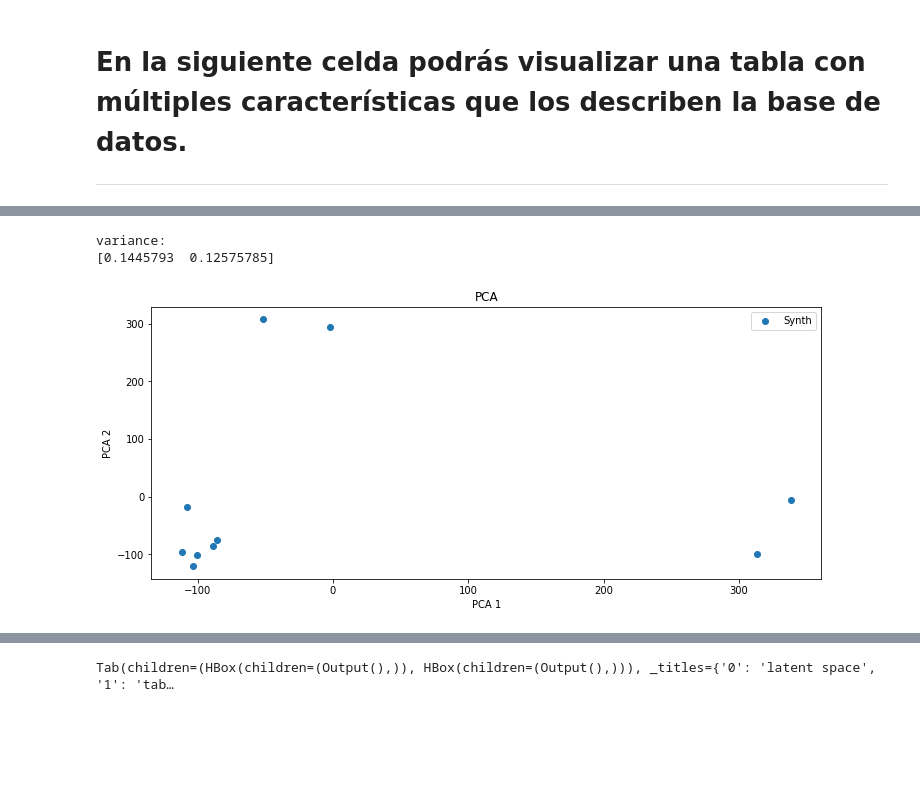
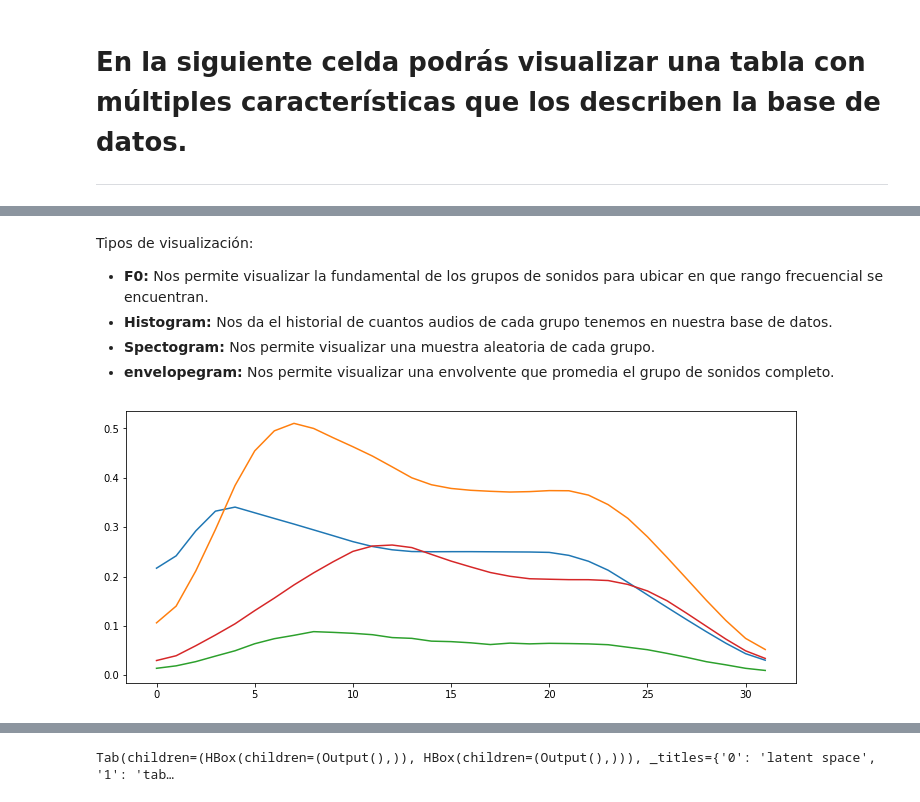
Before and after one commit to mezaga/ACIML, a Jupyter notebook: ACIML_seminario_prototype_final.ipynb, the cells around one changed output, grey strips where cells are left out. Saved outputs shown, nothing was run; the diff lists cells and outputs as text; code cells hidden in the pictures; blank space fills up the shorter version.

```diff
--- a/ACIML_seminario_prototype_final.ipynb
+++ b/ACIML_seminario_prototype_final.ipynb
@@ -484,7 +493,7 @@ Requirement already satisfied: future in /usr/local/lib/python3.7/dist-packages
 
 from google.colab import files
 
-dropdown = 'grabar' #@param ["Subir archivos", "crear", "grabar"]
+dropdown = 'crear' #@param ["Subir archivos", "crear", "grabar"]
 if dropdown == 'Subir archivos':
   text = [widgets.Text(value='Synth', placeholder='Type something', description='group_id:', disabled=False)
 ]
@@ -504,9 +513,11 @@ if dropdown == 'Subir archivos':
         ##features (tenemos que arreglar el fft apara que sean valores de amp)
         fft = librosa.amplitude_to_db(np.abs(np.fft.fft(data)))
         f0 = np.mean(librosa.yin(data, 30, 2093, sr= sr16k, frame_length= 2048, win_length= 1024))
+        sc = np.mean(librosa.spectral_centroid(data,sr =sr16k))
+        rms = librosa.feature.rms(data)[0]
       #takes only 1 sec and resample to 16k
         etiquetas.append(text[0].value)
-        AUDIO_LOAD.append({'gid': text[0].value,'id': text[0].value + str(idx), 'trackname': track, 'data': data, 'fft': fft, 'f0': f0})
+        AUDIO_LOAD.append({'gid': text[0].value,'id': text[0].value + str(idx), 'trackname': track, 'data': data, 'fft': fft, 'f0': f0, 'sc': sc, 'rms': rms})
 
 if dropdown ==  'crear':
   #print('efkwjefwkf')
@@ -533,11 +544,13 @@ if dropdown == 'grabar':
 
         fft = librosa.amplitude_to_db(np.abs(np.fft.fft(sx)))
         f0 = np.mean(librosa.yin(sx, 30, 2093, sr= sr16k, frame_length= 2048, win_length= 1024))
+        sc = np.mean(librosa.spectral_centroid(data,sr =sr16k))
+        rms = librosa.feature.rms(data)[0]
         etiquetas.append(text.value)
-        AUDIO_LOAD.append({'gid': text.value,'id': text.value + str(idx), 'trackname': text.value + str(idx)+'.wav', 'data': sx, 'fft': fft, 'f0': f0})
+        AUDIO_LOAD.append({'gid': text.value,'id': text.value + str(idx), 'trackname': text.value + str(idx)+'.wav', 'data': sx, 'fft': fft, 'f0': f0, 'sc': sc,'rms': rms})
 
 
   button.on_click(win_analysis)
 
-display(rec_gui, output)
+  display(rec_gui, output)
 # %% [output]
@@ -617,7 +646,15 @@ DATA_filt
+# %% [markdown]
+Tipos de visualización:
+
+
+*   **F0:** Nos permite visualizar la fundamental de los grupos de sonidos para ubicar en que rango frecuencial se encuentran.
+*   **Histogram:** Nos da el historial de cuantos audios de cada grupo tenemos en nuestra base de datos.
+*   **Spectogram:** Nos permite visualizar una muestra aleatoria de cada grupo.
+* **envelopegram:** Nos permite visualizar una envolvente que promedia el grupo de sonidos completo.
 # %%
 #@title Visualización de datos { run: "auto" }
 ids = list(DATA_filt['id'])
-audio_viz = 'PCA' #@param ['PCA','F0', 'histogram','spectrogram']
+audio_viz = 'envelopegram' #@param ['PCA','F0', 'histogram','spectrogram', 'envelopegram']
 #fig, ax = plt.subplots()
 plt.figure(figsize = [12,5])
 #fig.set_size_inches([12,5])
@@ -630,47 +667,56 @@ if audio_viz == 'histogram':
   plt.show()
 if audio_viz == 'F0':
   ax = plt.subplot(1,1,1)
-  ax.set_xlabel("Audios")
-  ax.set_ylabel(" F0")
-  ax.plot(DATA_filt.index, DATA_filt['f0'], linestyle = '--')
-  #plt.show()
+  ax.set_xlabel("Audio group")
+  ax.set_ylabel(" Fundamental")
+  #ax.scatter(DATA_filt['f0'], DATA_filt['f0'], linestyle = '--')
+  ax.scatter(x = DATA_filt['f0'],y = DATA_filt['gid'], cmap= 10)
+  plt.show()
 if audio_viz == 'PCA':
   ax = plt.subplot(1,1,1)
   pca = PCA(n_components= 2)
   X_PCA = pca.fit_transform(Xmu_FFT)
   print('variance: ')
   print(pca.explained_variance_ratio_)
   counter = 0
   cu = 0
 
   for key, value in zliders.items():
     #print(key,value)
     ax.scatter(X_PCA[counter: counter + value, 0], X_PCA[counter: counter + value, 1], cmap= 10, label = key)
     counter += value
     cu += 1
   ax.set_title('PCA')
   ax.set_xlabel('PCA 1')
   ax.set_ylabel('PCA 2')
   ax.legend()
 
 if audio_viz == 'spectrogram':
   z = DATA_filt['fft'].sample(3)
   for i, x in enumerate(z):
     ax = plt.subplot(1, 3, i + 1)
     stft = librosa.stft(x)#, n_fft=512, hop_length= (512-1)//2)
     stft = librosa.amplitude_to_db(np.abs(stft),ref=np.max)
     librosa.display.specshow(stft,sr = 16000, y_axis='fft_note', x_axis='time')
     ax.set_title('spectrogram_'+ str(i))
     #ax.set_set_xlabel('time')
   #for idx, id in enumerate(ids):
   #  ax.annotate(id,(X_PCA[idx][0], X_PCA[idx][1]+ 0.2))
   #fig.add_axes(ax)
 
-  plt.show()
+if audio_viz == 'envelopegram':
+  ax = plt.subplot(1, 1, 1)
+  t = []
+  for i in zliders.items():
+    rmz = DATA_filt[DATA_filt['gid']== i[0]]
+    t.append(rmz['rms'].mean())
+  for i in t:
+    plt.plot(i)
+
+
+  #plt.show()
 # %% [output]
-variance:
-[0.1445793  0.12575785]
-[figure, old version]
+[figure, new version]
 # %%
 #@title Entrenamiento del modelo
 
```
Also changed, not shown: parts of 20 cells of this notebook.
